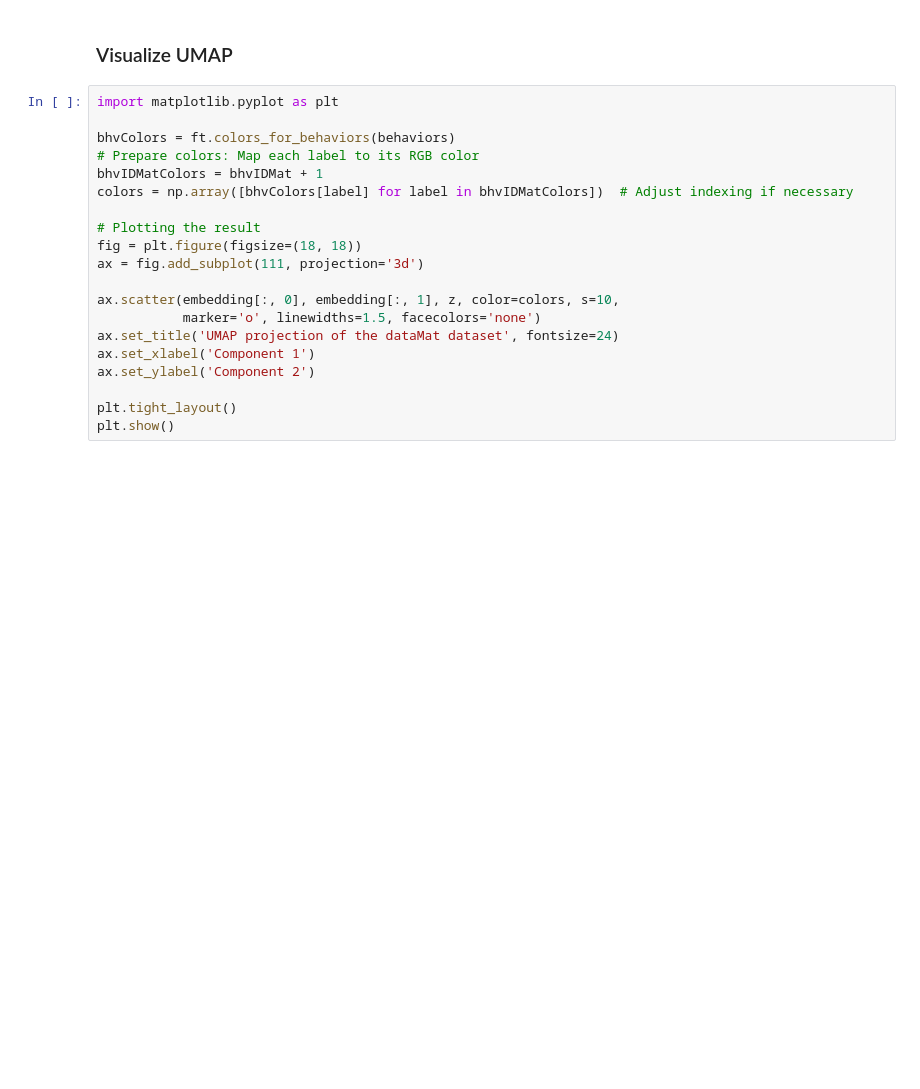
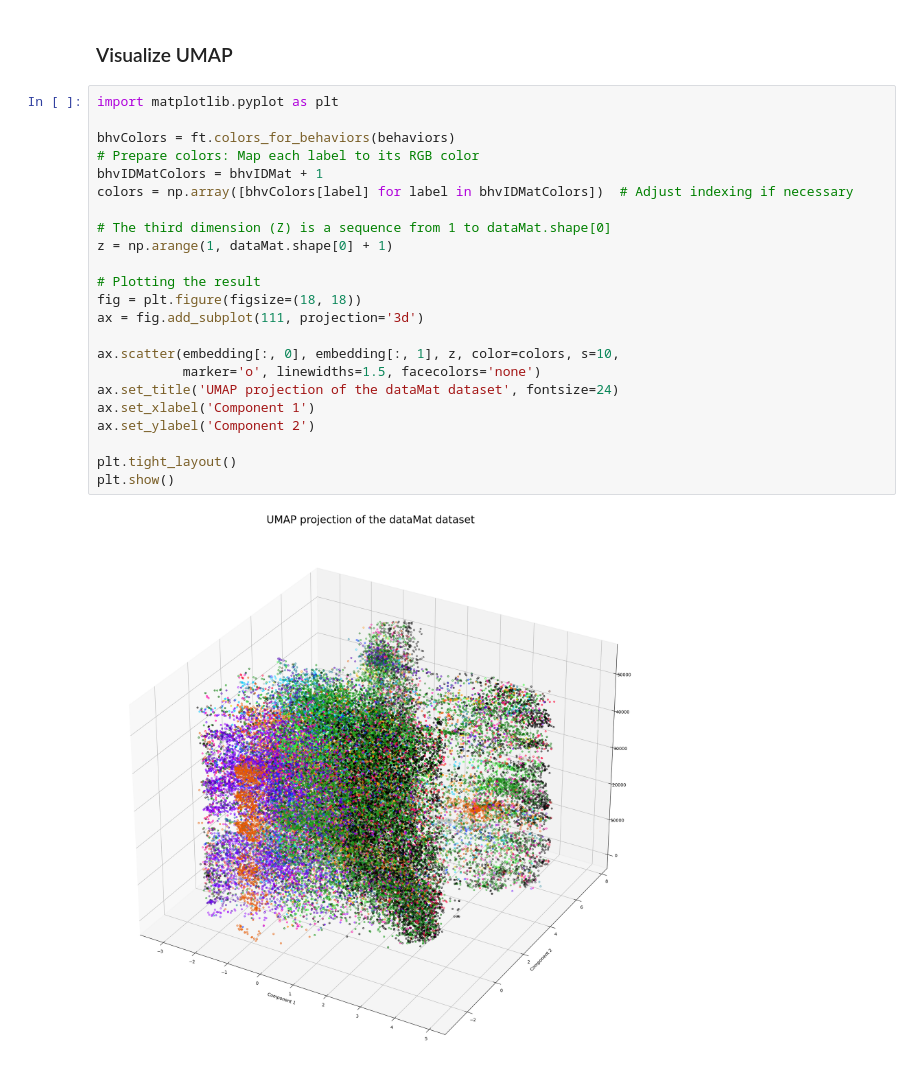
Before and after one commit to pmiddlebrooks/neuro-behavior, a Jupyter notebook: src/scratch.ipynb, the cells around one changed output. Saved outputs shown, nothing was run; the diff lists cells and outputs as text; blank space fills up the shorter version.

```diff
--- a/src/scratch.ipynb
+++ b/src/scratch.ipynb
@@ -95,20 +96,25 @@ embedding = reducer.fit_transform(dataMat[:, idInd])
 # %%
 import matplotlib.pyplot as plt
 
 bhvColors = ft.colors_for_behaviors(behaviors)
 # Prepare colors: Map each label to its RGB color
 bhvIDMatColors = bhvIDMat + 1
 colors = np.array([bhvColors[label] for label in bhvIDMatColors])  # Adjust indexing if necessary
+
+# The third dimension (Z) is a sequence from 1 to dataMat.shape[0]
+z = np.arange(1, dataMat.shape[0] + 1)
 
 # Plotting the result
 fig = plt.figure(figsize=(18, 18))
 ax = fig.add_subplot(111, projection='3d')
 
 ax.scatter(embedding[:, 0], embedding[:, 1], z, color=colors, s=10,
            marker='o', linewidths=1.5, facecolors='none')
 ax.set_title('UMAP projection of the dataMat dataset', fontsize=24)
 ax.set_xlabel('Component 1')
 ax.set_ylabel('Component 2')
 
 plt.tight_layout()
 plt.show()
+# %% [output]
+[figure, added]
```
Also changed, not shown: parts of 2 cells of this notebook, 11 other files.
